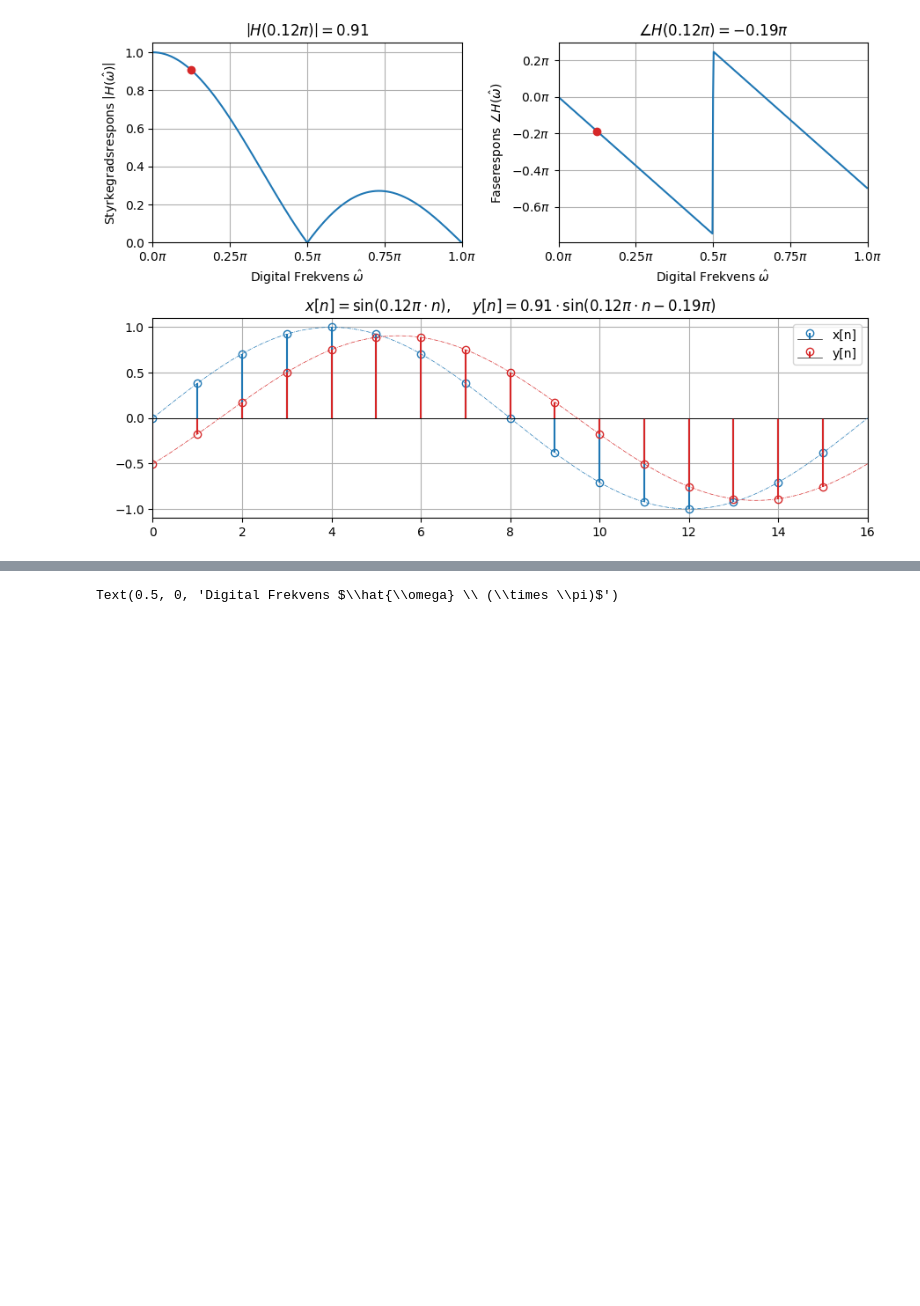
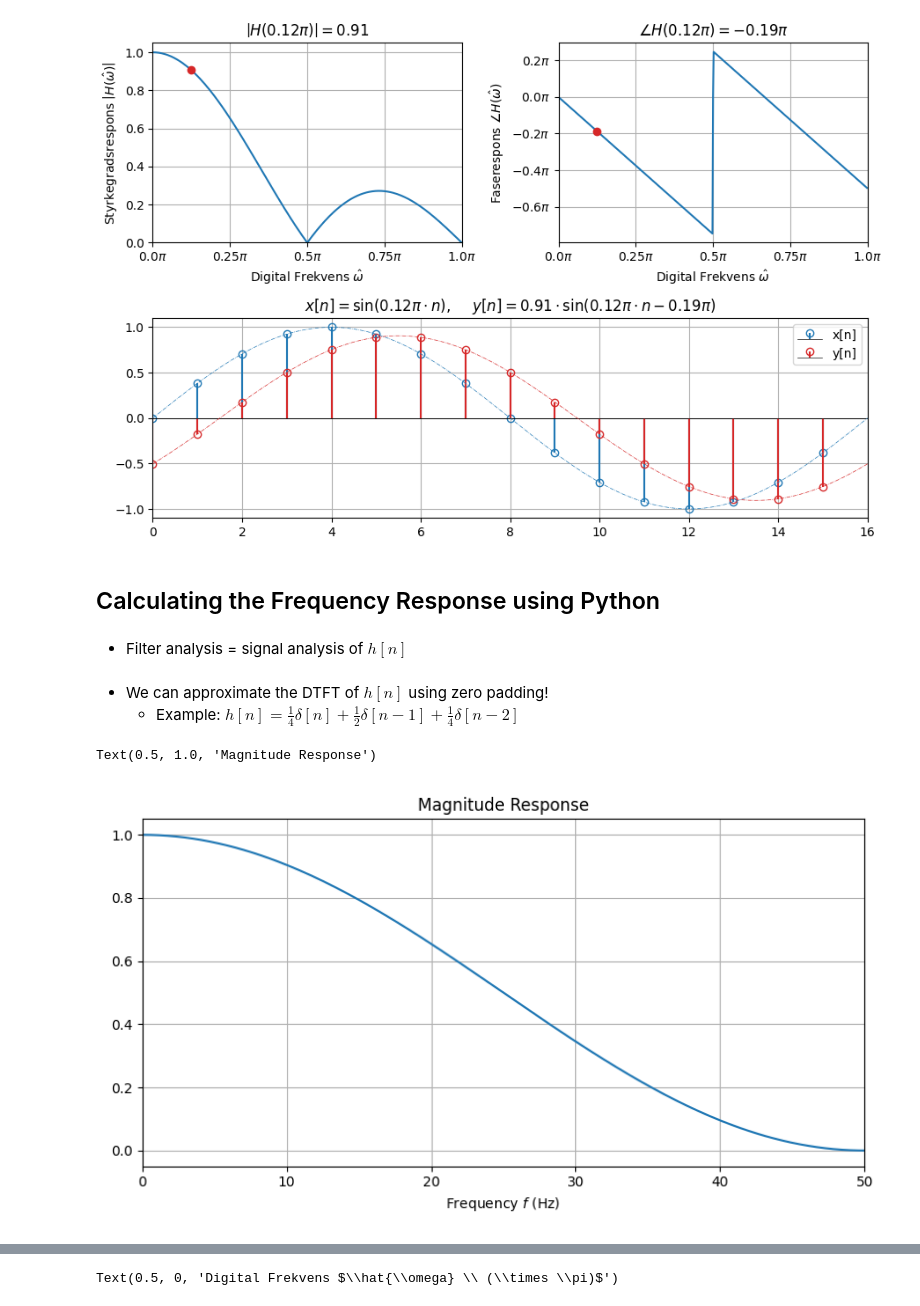
Before and after one commit to kaierih/AIS2201-Lecture_Notes, a Jupyter notebook: digital_filters/frequency_response.ipynb, the cells around one changed output, grey strips where cells are left out. Drawn from its saved outputs; the diff is of its cells as text; code cells hidden in the pictures; blank space fills up the shorter version.

Commit message:
frequency response lecture added

```diff
--- a/digital_filters/frequency_response.ipynb
+++ b/digital_filters/frequency_response.ipynb
@@ -183,3 +203,23 @@ FreqRespDemo(hn, figsize=(9,6), fig_num=2);
 VBox(children=(FloatSlider(value=0.125, continuous_update=False, description='Digital Frekvens $\\hat{\\omega}…
 [interactive output not drawn]
 [figure]
+# %% [markdown]
+## Calculating the Frequency Response using Python
+# %% [markdown]
+* Filter analysis = signal analysis of $h[n]$
+# %% [markdown]
+* We can approximate the DTFT of $h[n]$ using zero padding!
+    * Example: $h[n] =\frac{1}{4}\delta[n] + \frac{1}{2}\delta[n-1] + \frac{1}{4}\delta[n-2]$
+# %%
+hn = np.array([1/4, 1/2, 1/4])
+fs = 100
+Hf = np.fft.rfft(hn, n=512)
+f = np.fft.rfftfreq(n=512, d=1/fs)
+
+plt.close(3); plt.figure(3);
+plt.plot(f, np.abs(Hf))
+plt.xlabel("Frequency $f$ (Hz)")
+plt.title("Magnitude Response")
+# %% [output]
+Text(0.5, 1.0, 'Magnitude Response')
+[figure, added]
```
Also changed, not shown: parts of 38 cells of this notebook, 12 other files.
